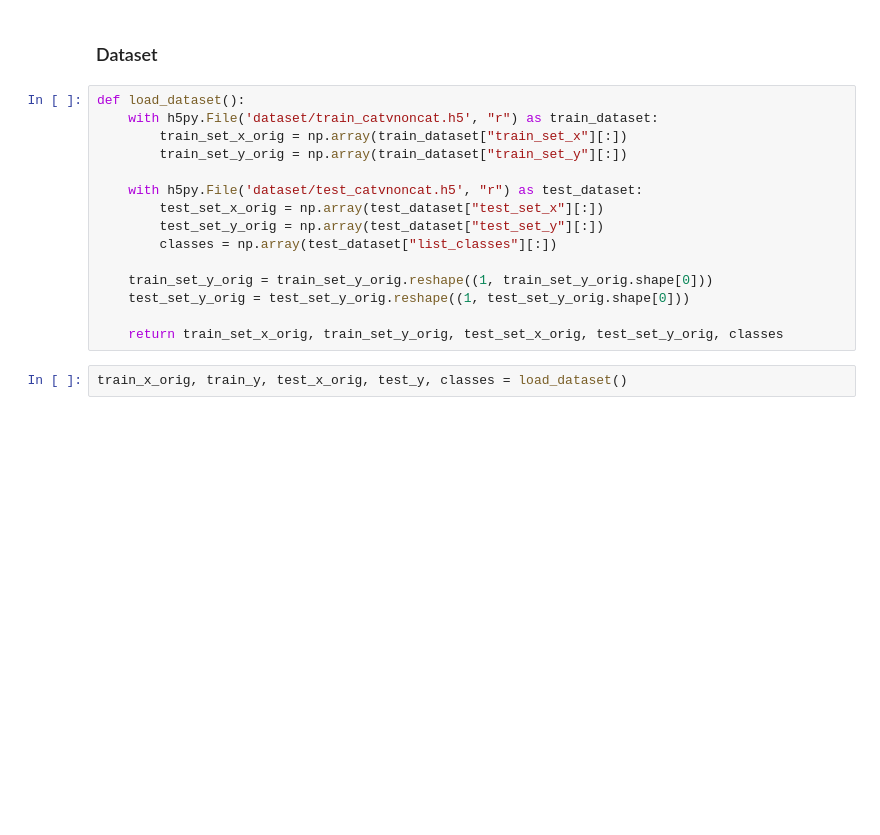
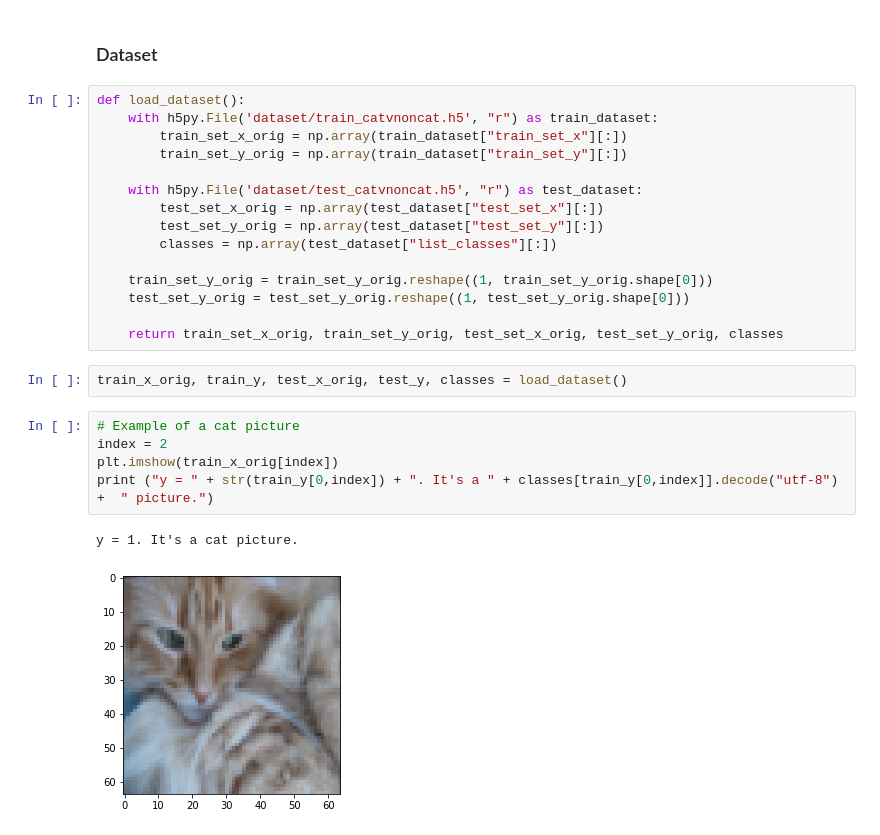
Before and after one commit to mdodovic/Deep-Neural-Network, a Jupyter notebook: cat_recognizer.ipynb, the cells around one changed output. Saved outputs shown, nothing was run; the diff lists cells and outputs as text; blank space fills up the shorter version.

Commit message:
preview cat and non-cat image

```diff
--- a/cat_recognizer.ipynb
+++ b/cat_recognizer.ipynb
@@ -38,3 +35,11 @@ def load_dataset():
     return train_set_x_orig, train_set_y_orig, test_set_x_orig, test_set_y_orig, classes
 # %%
 train_x_orig, train_y, test_x_orig, test_y, classes = load_dataset()
+# %%
+# Example of a cat picture
+index = 2
+plt.imshow(train_x_orig[index])
+print ("y = " + str(train_y[0,index]) + ". It's a " + classes[train_y[0,index]].decode("utf-8") +  " picture.")
+# %% [output]
+y = 1. It's a cat picture.
+[figure, added]
```
Also changed, not shown: parts of 2 cells of this notebook.
